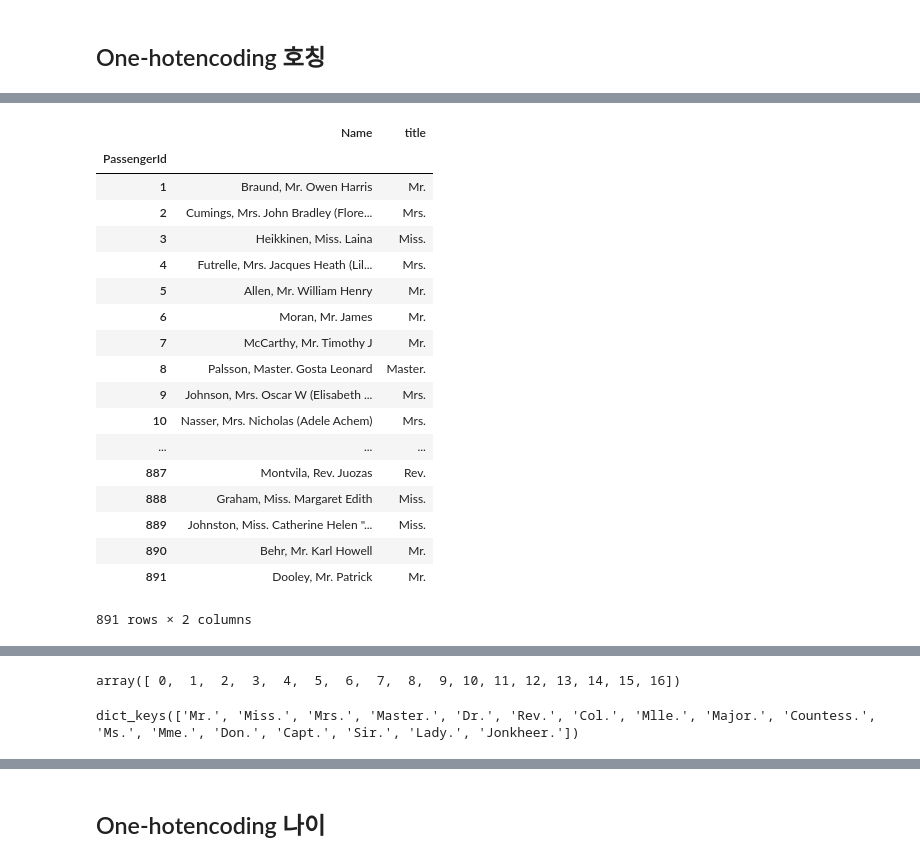
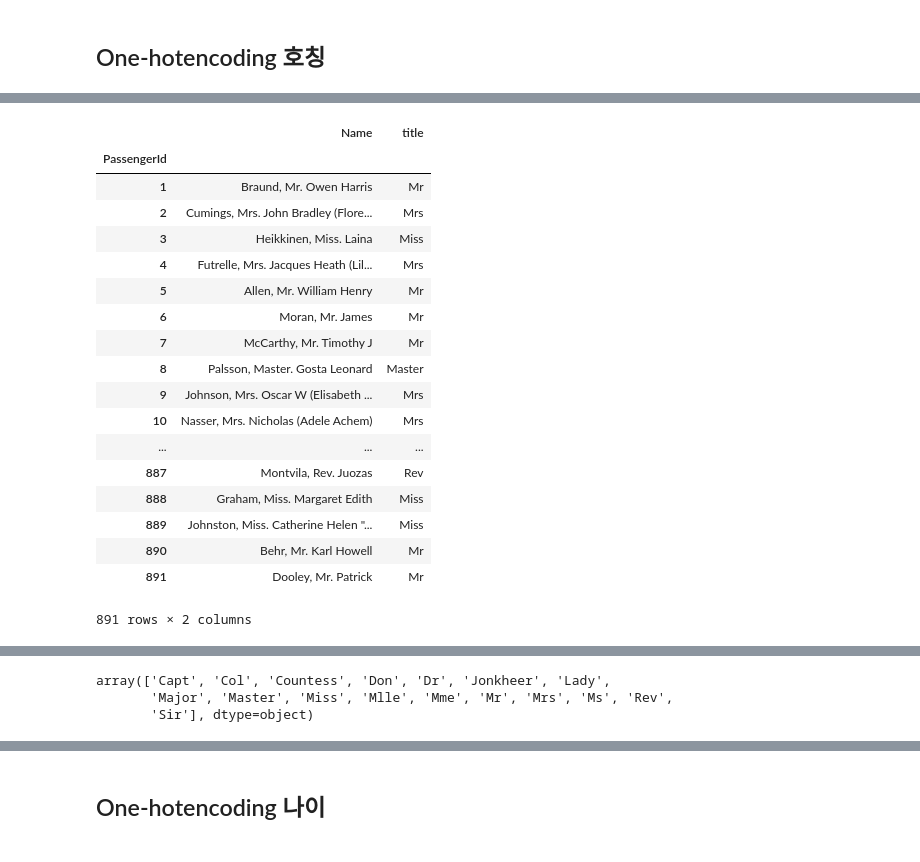
Before and after one commit to goebalgaebal/TIL, a Jupyter notebook: 빅데이터(딥러닝) 활용 AI 설계/딥러닝을 위한 빅데이터 기초/Python/code2/Day4_exercise.ipynb, the cells around one changed output, grey strips where cells are left out. Cells and saved outputs as stored; diff of their text form; code cells hidden in the pictures.

```diff
--- a/빅데이터(딥러닝) 활용 AI 설계/딥러닝을 위한 빅데이터 기초/Python/code2/Day4_exercise.ipynb
+++ b/빅데이터(딥러닝) 활용 AI 설계/딥러닝을 위한 빅데이터 기초/Python/code2/Day4_exercise.ipynb
@@ -80,0 +191,3 @@ Length: 142, dtype: int64
+# %%
+bins = np.linspace(titanic["Age"].min(), titanic["Age"].max() , 5 ,dtype = np.uint32)
+bins
@@ -81,3 +223,5 @@ Length: 142, dtype: int64
+# %%
+titanic["AgeGroup"] = np.digitize( titanic["Age"], bins) - 1
 # %% [markdown]
 ## 이상치 확인
 # %%
@@ -138,26 +262,26 @@ Name: Name, Length: 891, dtype: object
 # %%
-p = re.compile("[A-Z][a-z]+[.]") # title을 추출하는 pattern
+p = re.compile("([A-Z][a-z]+)[.]") # title을 추출하는 pattern
 titanic["title"] = titanic["Name"].str.findall(p).str[0]
 titanic[["Name", "title"]]
 # %% [output]
 |  | Name | title |
 | PassengerId |  |  |
-| 1 | Braund, Mr. Owen Harris | Mr. |
-| 2 | Cumings, Mrs. John Bradley (Flore... | Mrs. |
-| 3 | Heikkinen, Miss. Laina | Miss. |
-| 4 | Futrelle, Mrs. Jacques Heath (Lil... | Mrs. |
-| 5 | Allen, Mr. William Henry | Mr. |
-| 6 | Moran, Mr. James | Mr. |
-| 7 | McCarthy, Mr. Timothy J | Mr. |
-| 8 | Palsson, Master. Gosta Leonard | Master. |
-| 9 | Johnson, Mrs. Oscar W (Elisabeth ... | Mrs. |
-| 10 | Nasser, Mrs. Nicholas (Adele Achem) | Mrs. |
+| 1 | Braund, Mr. Owen Harris | Mr |
+| 2 | Cumings, Mrs. John Bradley (Flore... | Mrs |
+| 3 | Heikkinen, Miss. Laina | Miss |
+| 4 | Futrelle, Mrs. Jacques Heath (Lil... | Mrs |
+| 5 | Allen, Mr. William Henry | Mr |
+| 6 | Moran, Mr. James | Mr |
+| 7 | McCarthy, Mr. Timothy J | Mr |
+| 8 | Palsson, Master. Gosta Leonard | Master |
+| 9 | Johnson, Mrs. Oscar W (Elisabeth ... | Mrs |
+| 10 | Nasser, Mrs. Nicholas (Adele Achem) | Mrs |
 | ... | ... | ... |
-| 887 | Montvila, Rev. Juozas | Rev. |
-| 888 | Graham, Miss. Margaret Edith | Miss. |
-| 889 | Johnston, Miss. Catherine Helen "... | Miss. |
-| 890 | Behr, Mr. Karl Howell | Mr. |
-| 891 | Dooley, Mr. Patrick | Mr. |
+| 887 | Montvila, Rev. Juozas | Rev |
+| 888 | Graham, Miss. Margaret Edith | Miss |
+| 889 | Johnston, Miss. Catherine Helen "... | Miss |
+| 890 | Behr, Mr. Karl Howell | Mr |
+| 891 | Dooley, Mr. Patrick | Mr |
 891 rows × 2 columns
 # %%
 titanic["title"].value_counts()
@@ -180,7 +304,3 @@ Sir.           1
 Lady.          1
 Mme.           1
 Name: title, dtype: int64
-# %%
-np.arange(titanic["title"].nunique())
-# %% [output]
-array([ 0,  1,  2,  3,  4,  5,  6,  7,  8,  9, 10, 11, 12, 13, 14, 15, 16])
@@ -205,4 +307,7 @@ title_dict = {"Mr.": 0,
-# %%
-title_dict.keys()
-# %% [output]
-dict_keys(['Mr.', 'Miss.', 'Mrs.', 'Master.', 'Dr.', 'Rev.', 'Col.', 'Mlle.', 'Major.', 'Countess.', 'Ms.', 'Mme.', 'Don.', 'Capt.', 'Sir.', 'Lady.', 'Jonkheer.'])
+# %%
+tempTitle = np.unique(titanic["title"], return_counts = True)[0]
+tempTitle
+# %% [output]
+array(['Capt', 'Col', 'Countess', 'Don', 'Dr', 'Jonkheer', 'Lady',
+       'Major', 'Master', 'Miss', 'Mlle', 'Mme', 'Mr', 'Mrs', 'Ms', 'Rev',
+       'Sir'], dtype=object)
```
Also changed, not shown: parts of 32 cells of this notebook.
